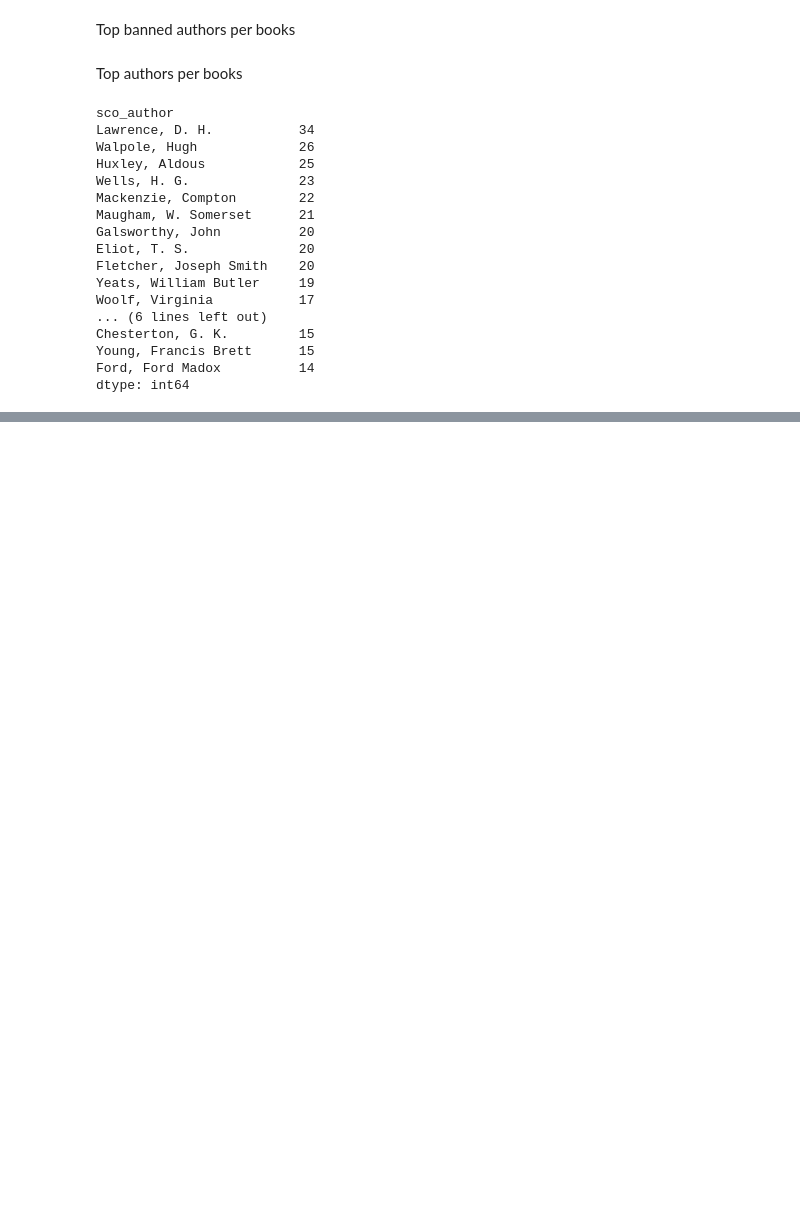
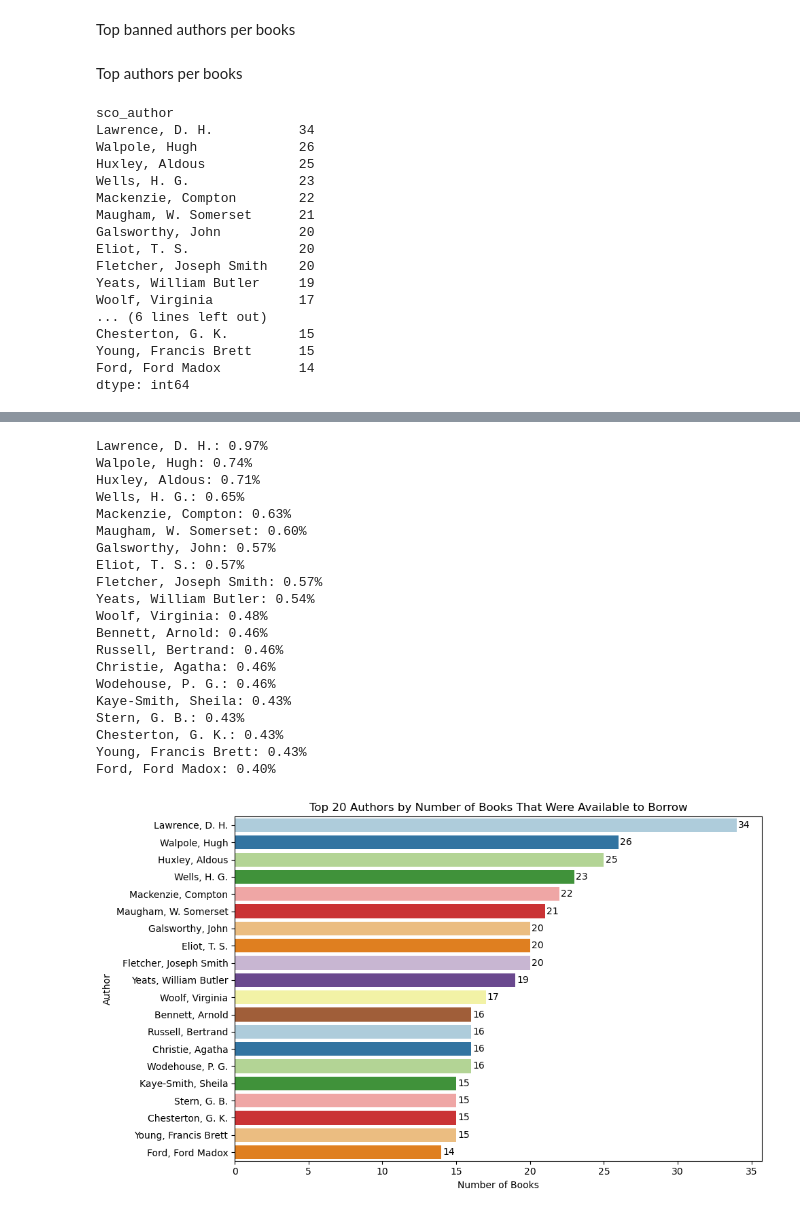
Before and after one commit to dittm/shakespeare-and-co, a Jupyter notebook: analysis/ban_ratio-total_author.ipynb, the cells around one changed output, grey strips where cells are left out. Saved outputs shown, nothing was run; the diff lists cells and outputs as text; code cells hidden in the pictures; blank space fills up the shorter version.

```diff
--- a/analysis/ban_ratio-total_author.ipynb
+++ b/analysis/ban_ratio-total_author.ipynb
@@ -245,0 +280,60 @@ Ratio of banned authors within the first dataset: 0.20074031890660593
+# %%
+import matplotlib.pyplot as plt
+import seaborn as sns
+import pandas as pd
+
+# Assuming sco_books_aut is a pandas DataFrame that you already have
+
+# Group by author and count the number of borrows
+total_books = sco_books_aut.groupby(['sco_author']).size()
+
+# Sort the total books in descending order
+sorted_total_books = total_books.sort_values(ascending=False)
+
+# Get the top 20 authors by number of borrows
+top_20_total_duplicates = sorted_total_books.head(20)
+
+# Calculate the percentage relative to all borrows
+total_borrows = total_books.sum()
+top_20_percentages = (top_20_total_duplicates / total_borrows) * 100
+
+# Format the output as requested
+formatted_output = [f'{author}: {percentage:.2f}%' for author, percentage in top_20_percentages.items()]
+for line in formatted_output:
+    print(line)
+
+# Plotting the top 20 authors by number of books available to borrow
+plt.figure(figsize=(10, 6))
+sns.barplot(x=top_20_total_duplicates.values, y=top_20_total_duplicates.index, palette='Paired', orient='h')
+
+# Add annotations
+for index, value in enumerate(top_20_total_duplicates.values):
+    plt.text(value + 0.1, index, str(value), ha='left', va='center')
+
+plt.title('Top 20 Authors by Number of Books That Were Available to Borrow')
+plt.xlabel('Number of Books')
+plt.ylabel('Author')
+plt.tight_layout()
+plt.show()
+# %% [output]
+Lawrence, D. H.: 0.97%
+Walpole, Hugh: 0.74%
+Huxley, Aldous: 0.71%
+Wells, H. G.: 0.65%
+Mackenzie, Compton: 0.63%
+Maugham, W. Somerset: 0.60%
+Galsworthy, John: 0.57%
+Eliot, T. S.: 0.57%
+Fletcher, Joseph Smith: 0.57%
+Yeats, William Butler: 0.54%
+Woolf, Virginia: 0.48%
+Bennett, Arnold: 0.46%
+Russell, Bertrand: 0.46%
+Christie, Agatha: 0.46%
+Wodehouse, P. G.: 0.46%
+Kaye-Smith, Sheila: 0.43%
+Stern, G. B.: 0.43%
+Chesterton, G. K.: 0.43%
+Young, Francis Brett: 0.43%
+Ford, Ford Madox: 0.40%
+[figure, added]
```
Also changed, not shown: parts of 9 cells of this notebook, 27 other files.
